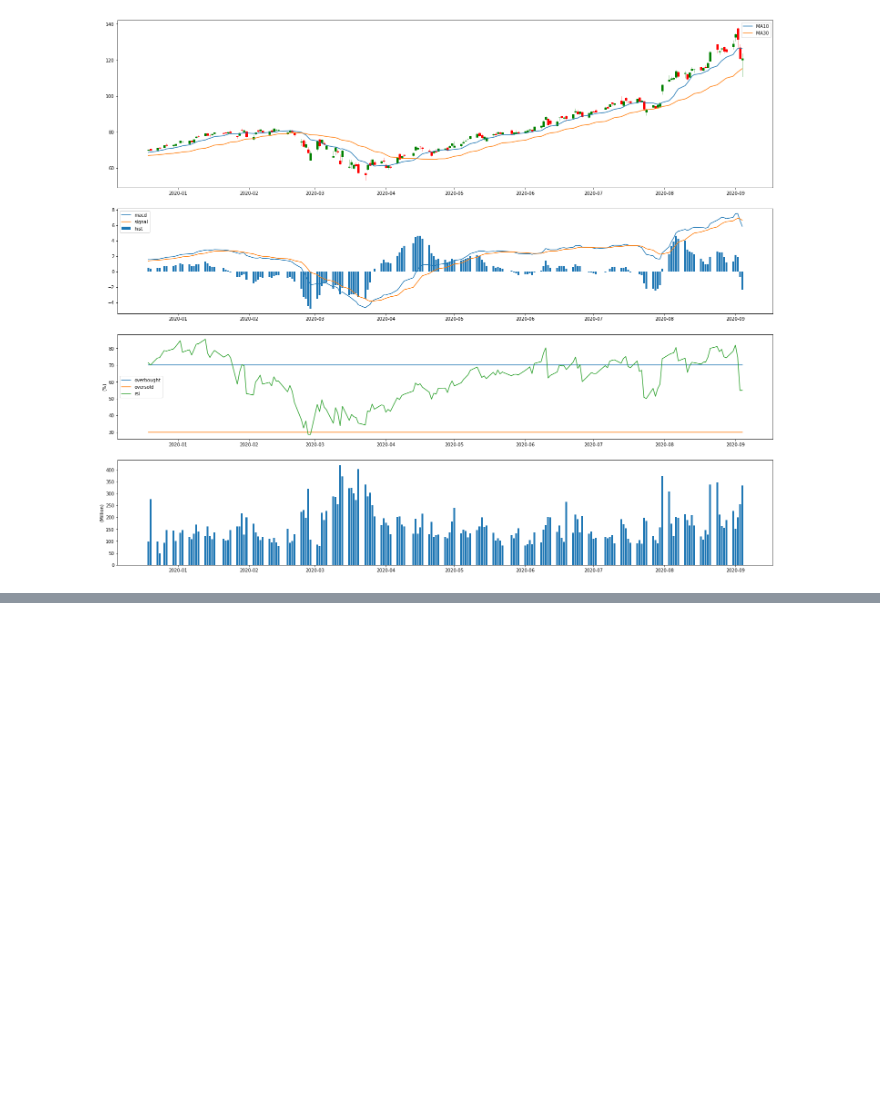
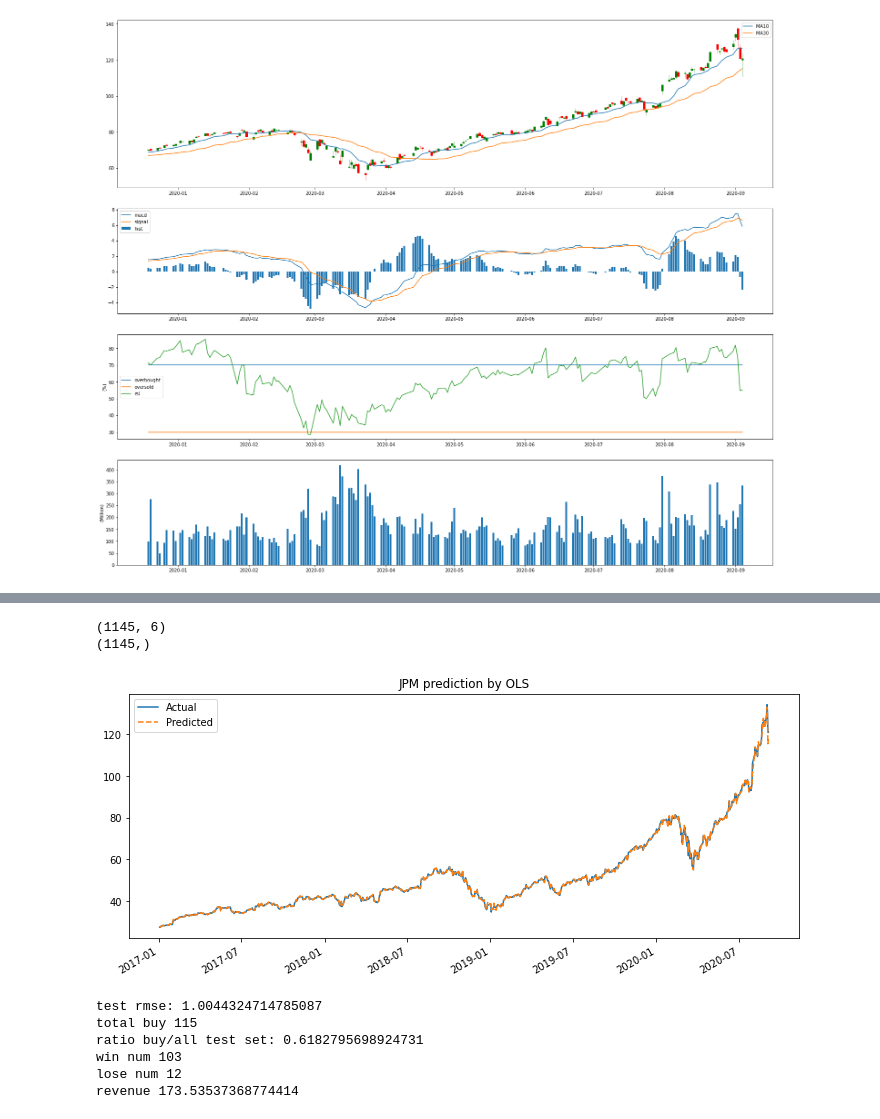
Before and after one commit to duybluemind1988/Data-science, a Jupyter notebook: Time_series/Time_series_all_method_2(multy).ipynb, the cells around one changed output, grey strips where cells are left out. Cells and saved outputs as stored; diff of their text form; code cells hidden in the pictures; blank space fills up the shorter version.

```diff
--- a/Time_series/Time_series_all_method_2(multy).ipynb
+++ b/Time_series/Time_series_all_method_2(multy).ipynb
@@ -1577,0 +1621,5 @@ plot_chart(df, 180, "AAPL")
+# %%
+df_indicator=df_indicator.drop(['ticker'],axis=1)
+# %%
+df_indicator.dropna(inplace=True)
+df_indicator
@@ -1577,0 +1640,8 @@ plot_chart(df, 180, "AAPL")
+# %%
+x=df_indicator.iloc[:,6:]
+y=df_indicator['adjclose']
+print(x.shape)
+print(y.shape)
+# %% [output]
+(1145, 6)
+(1145,)
@@ -1577,0 +1698,10 @@ plot_chart(df, 180, "AAPL")
+# %%
+model = LinearRegressionModel()
+model.learn(x, y, start_date='2017',
+                       end_date='2020', lookback_period=10)
+# %%
+model.df_result.plot(
+    title='JPM prediction by OLS',
+    style=['-', '--'], figsize=(12,5));
+# %% [output]
+[figure, added]
@@ -1577,0 +1728,12 @@ plot_chart(df, 180, "AAPL")
+# %%
+y_test=model.df_result.Actual[-186:]
+y_test_pred=model.df_result.Predicted[-186:]
+print('test rmse:', np.sqrt(mean_squared_error(y_test, y_test_pred)))
+profit(y_test,y_test_pred)
+# %% [output]
+test rmse: 1.0044324714785087
+total buy 115
+ratio buy/all test set: 0.6182795698924731
+win num 103
+lose num 12
+revenue 173.53537368774414
```
Also changed, not shown: parts of 10 cells of this notebook.
